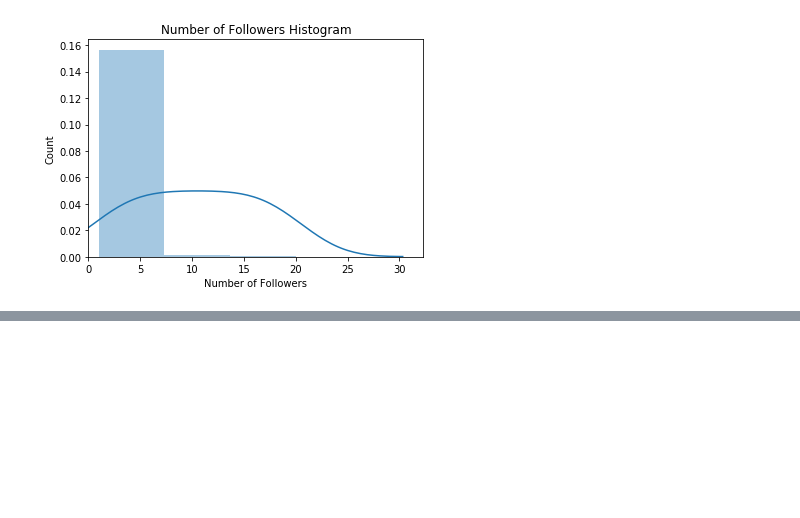
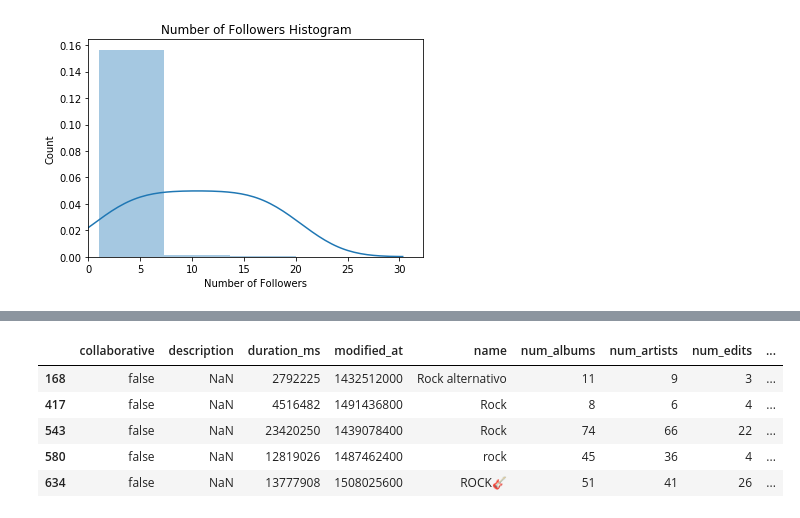
Before and after one commit to caravanuden/spotify_recsys, a Jupyter notebook: exploratory_analysis.ipynb, the cells around one changed output, grey strips where cells are left out. Drawn from its saved outputs; the diff is of its cells as text; code cells hidden in the pictures; blank space fills up the shorter version.

```diff
--- a/exploratory_analysis.ipynb
+++ b/exploratory_analysis.ipynb
@@ -43,7 +84,8 @@ def process_mpd(path):
 
 def normalize_name(name):
     name = name.lower()
-    name = re.sub(r"[.,\/#!$%\^\*;:{}=\_`~()@]", ' ', name)
+    name = re.sub(r"[.,\/#!$%\^\*;:{}=\_`~()@-]", ' ', name)
+    name = re.sub(r"&", 'and', name)
     name = re.sub(r'\s+', ' ', name).strip()
     return name
 
@@ -162,0 +220,24 @@ show_histogram(num_followers_histogram, 20, 'Number of Followers Histogram')
+# %%
+%%time
+def make_genre_df(path, num_slices, genres):
+    df_list = [[] for _ in range(len(genres))]
+    count = 0
+    filenames = os.listdir(path)
+    for filename in sorted(filenames):
+        if count < num_slices and filename.startswith("mpd.slice.") and filename.endswith(".json"):
+            if count % 100 == 0:
+                print(count)
+            fullpath = os.sep.join((path, filename))
+            data = json.load(open(fullpath))
+            slice_df = json_normalize(data, 'playlists')
+            slice_df['normalized_name'] = slice_df['name'].apply(lambda x: normalize_name(x))
+            for i, genre in enumerate(genres):
+                genre_df = slice_df[slice_df['normalized_name'].str.match(genre)]
+                genre_df['genre'] = i
+                df_list[i].append(genre_df)
+            count += 1
+    df_list = [pd.concat(genre_df) for genre_df in df_list]
+    return pd.concat(df_list)
+
+genres = ['rock', '(?:rap|hip hop)', 'classical', 'pop', '(?:r and b|rhythm and blues)', 'country', 'guilty pleasures', '(?:cardio|workout)', 'party', 'happy', 'sad', 'angst', 'study']
+genre_df = make_genre_df(path, 1000, genres)
@@ -162,0 +262,9 @@ show_histogram(num_followers_histogram, 20, 'Number of Followers Histogram')
+# %%
+genre_df.head()
+# %% [output]
+|  | collaborative | description | duration_ms | modified_at | name | num_albums | num_artists | num_edits | ... |
+| 168 | false | NaN | 2792225 | 1432512000 | Rock alternativo | 11 | 9 | 3 | ... |
+| 417 | false | NaN | 4516482 | 1491436800 | Rock | 8 | 6 | 4 | ... |
+| 543 | false | NaN | 23420250 | 1439078400 | Rock | 74 | 66 | 22 | ... |
+| 580 | false | NaN | 12819026 | 1487462400 | rock | 45 | 36 | 4 | ... |
+| 634 | false | NaN | 13777908 | 1508025600 | ROCK🎸 | 51 | 41 | 26 | ... |
```
Also changed, not shown: parts of 27 cells of this notebook, 3 other files.
